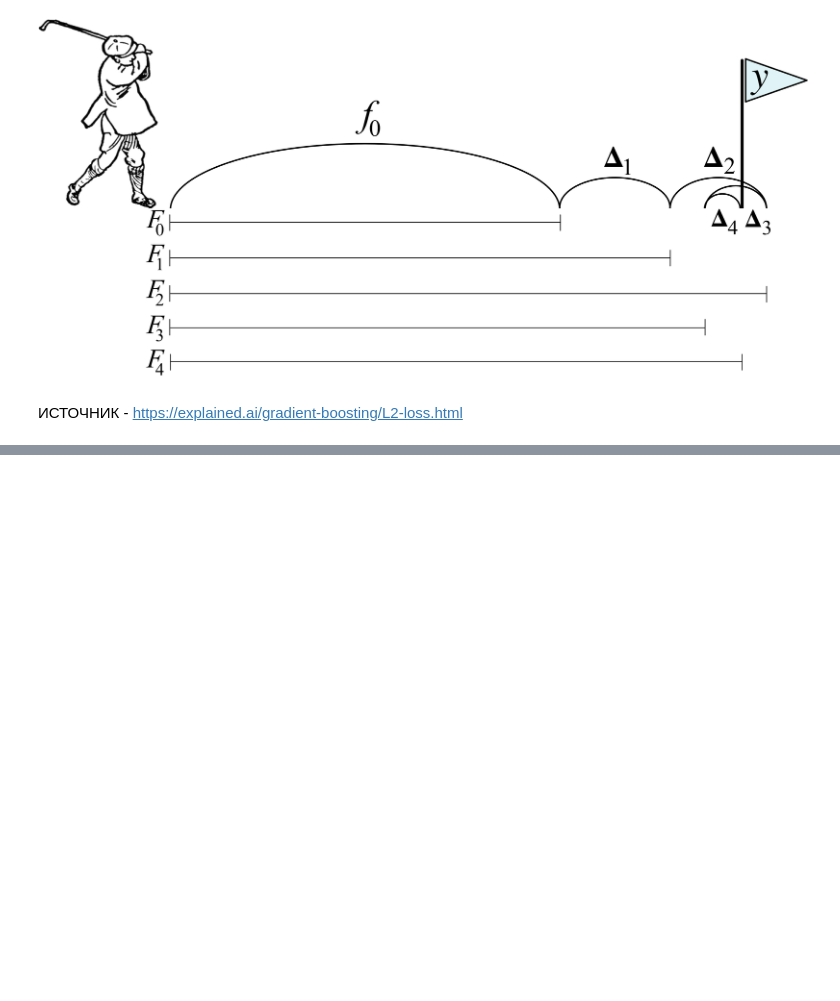
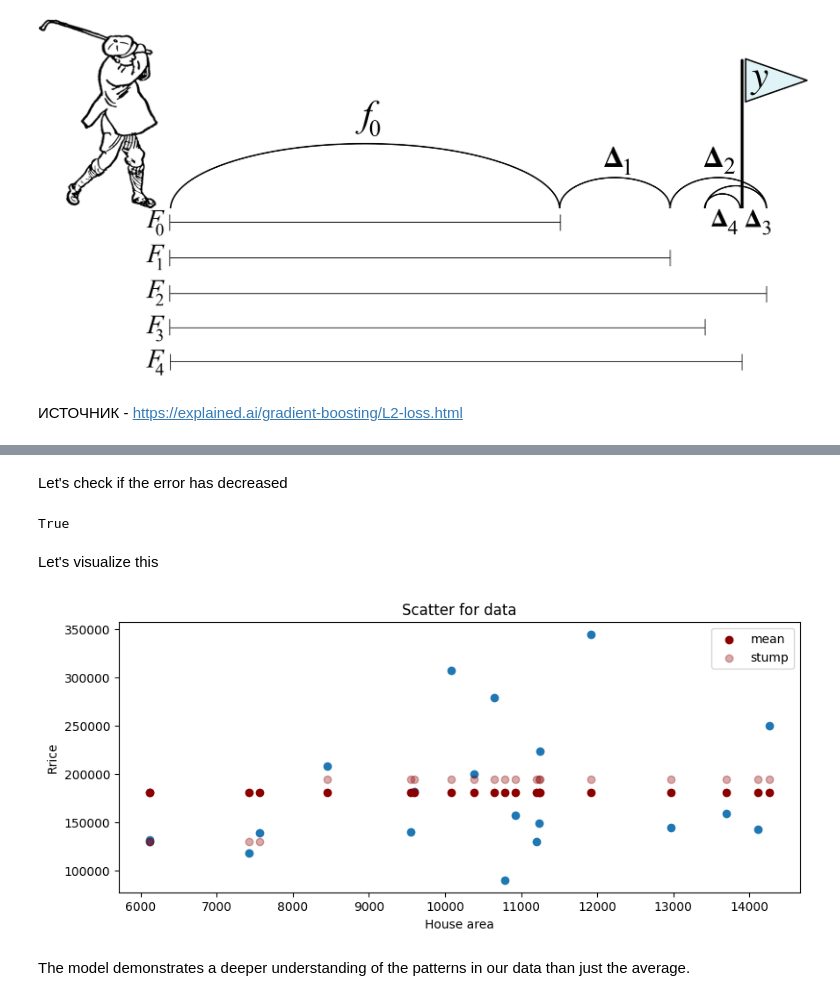
Before and after one commit to ziga23/GB_Implementation, a Jupyter notebook: notebook/Untitled42.ipynb, the cells around one changed output, grey strips where cells are left out. Cells and saved outputs as stored; diff of their text form; code cells hidden in the pictures; blank space fills up the shorter version.

```diff
--- a/notebook/Untitled42.ipynb
+++ b/notebook/Untitled42.ipynb
@@ -225,0 +121,4 @@ mse(diff['pred_gbr'],diff['pred_gbr'])
+# %%
+df['predict_1'] = df['price'].mean() # mean as first prediction
+df['residual'] = df['price'] - df['predict_1'] # error or residual
+df.head()
@@ -225,0 +134,6 @@ mse(diff['pred_gbr'],diff['pred_gbr'])
+# %%
+# creating a weak model
+tree = DecisionTreeRegressor(random_state=0, max_depth=1) # Limits tree depth to one level
+tree.fit(df[['house_area']], df[['residual']]) # tree training on 'residual'
+df['predict_2'] = df['predict_1'] + 1*tree.predict(df[['house_area']]) # prediction update
+df.head()
@@ -225,0 +147,22 @@ mse(diff['pred_gbr'],diff['pred_gbr'])
+# %% [markdown]
+Let's check if the error has decreased
+# %%
+mse(df['price'], df['predict_2']) < mse(df['price'], df['predict_1'])
+# %% [output]
+True
+# %% [markdown]
+Let's visualize this
+# %%
+plt.figure(figsize=(10,4))
+plt.scatter(df['house_area'],df['price'])
+plt.scatter(df['house_area'],df['predict_1'],color='#8B0000', alpha=1, label='mean')
+plt.scatter(df['house_area'],df['predict_2'],color='#8B0000', alpha=1/3, label='stump')
+plt.legend()
+plt.title('Scatter for data')
+plt.xlabel('House area')
+plt.ylabel('Rrice')
+plt.show()
+# %% [output]
+[figure, added]
+# %% [markdown]
+The model demonstrates a deeper understanding of the patterns in our data than just the average.
```
Also changed, not shown: parts of 56 cells of this notebook.
